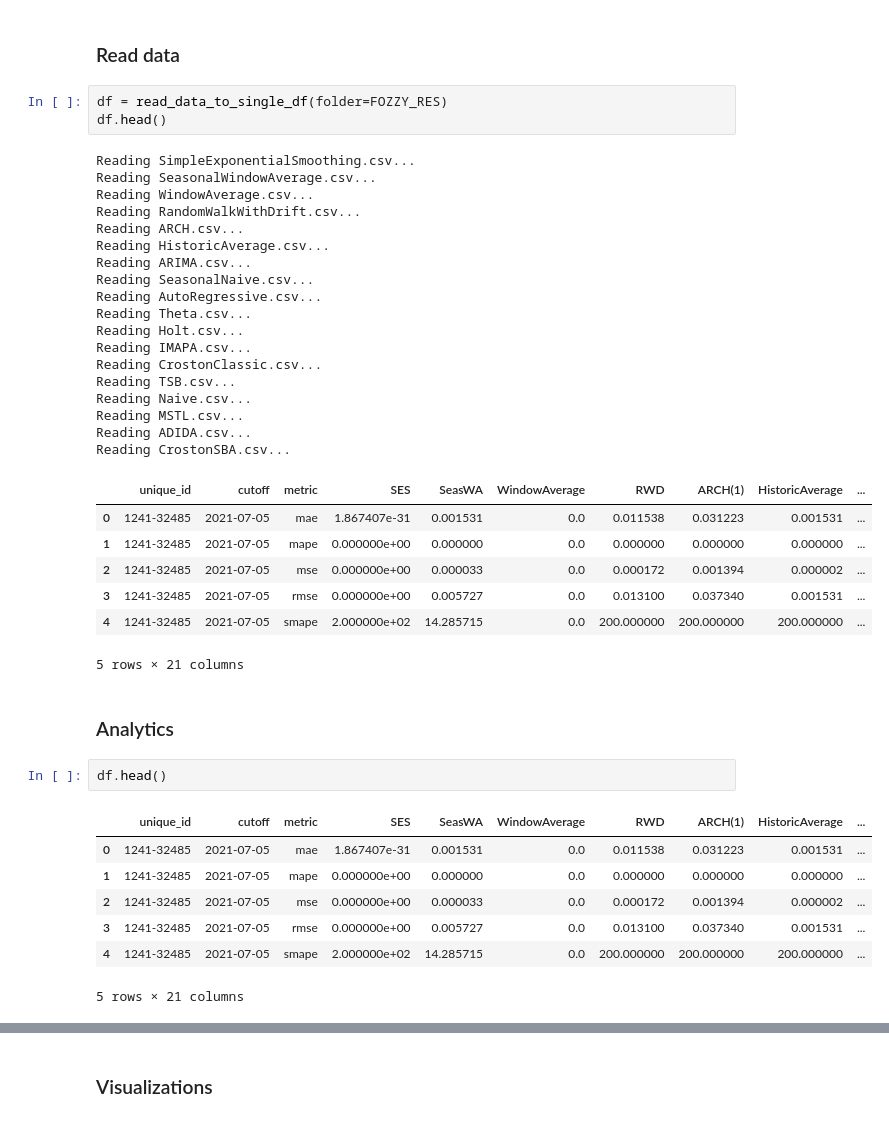
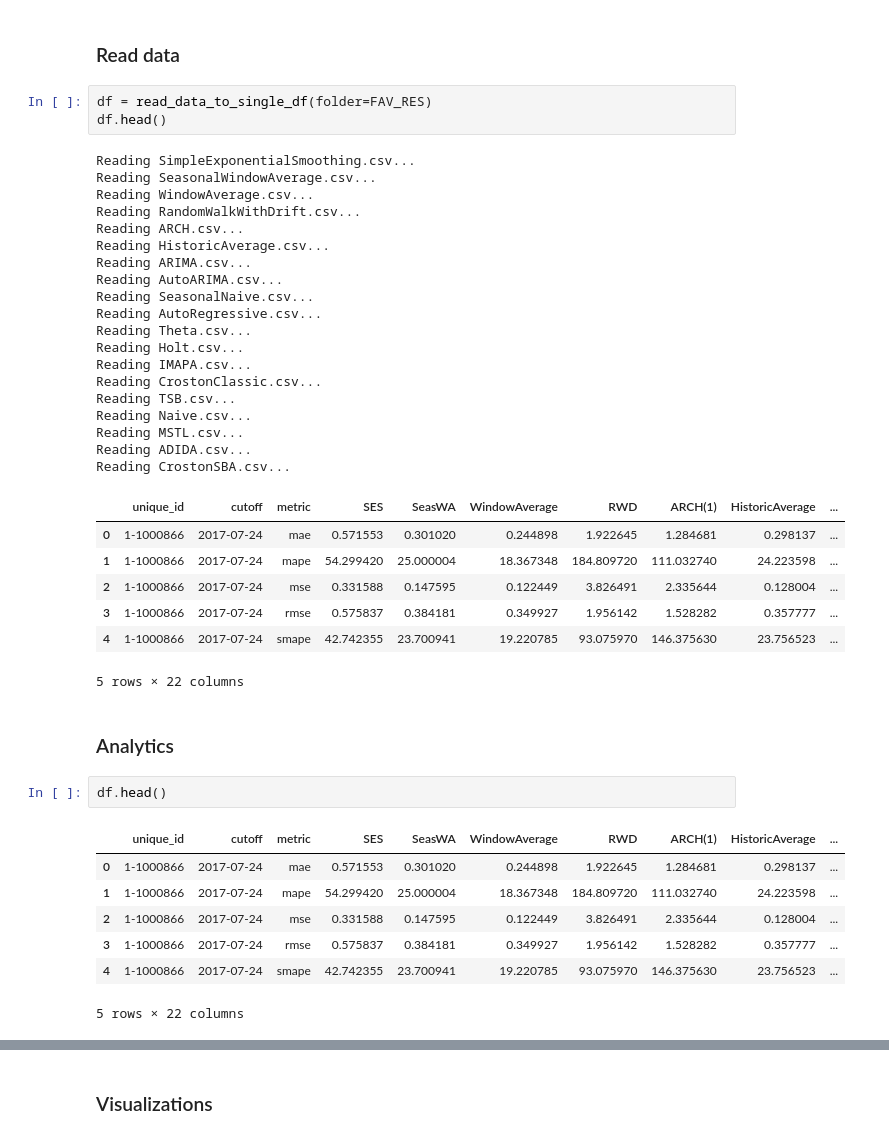
Before and after one commit to OleksandrKosovan/complex-sales-forecasting, a Jupyter notebook: modeling/05-metrics-analysis.ipynb, the cells around one changed output, grey strips where cells are left out. Cells and saved outputs as stored; diff of their text form.

```diff
--- a/modeling/05-metrics-analysis.ipynb
+++ b/modeling/05-metrics-analysis.ipynb
@@ -85,43 +85,44 @@ def build_ridgeline_plot(df: pd.DataFrame, metric: str):
 # %% [markdown]
 ### Read data
 # %%
-df = read_data_to_single_df(folder=FOZZY_RES)
+df = read_data_to_single_df(folder=FAV_RES)
 df.head()
 # %% [output]
 Reading SimpleExponentialSmoothing.csv...
 Reading SeasonalWindowAverage.csv...
 Reading WindowAverage.csv...
 Reading RandomWalkWithDrift.csv...
 Reading ARCH.csv...
 Reading HistoricAverage.csv...
 Reading ARIMA.csv...
+Reading AutoARIMA.csv...
 Reading SeasonalNaive.csv...
 Reading AutoRegressive.csv...
 Reading Theta.csv...
 Reading Holt.csv...
 Reading IMAPA.csv...
 Reading CrostonClassic.csv...
 Reading TSB.csv...
 Reading Naive.csv...
 Reading MSTL.csv...
 Reading ADIDA.csv...
 Reading CrostonSBA.csv...
 |  | unique_id | cutoff | metric | SES | SeasWA | WindowAverage | RWD | ARCH(1) | HistoricAverage | ... |
-| 0 | 1241-32485 | 2021-07-05 | mae | 1.867407e-31 | 0.001531 | 0.0 | 0.011538 | 0.031223 | 0.001531 | ... |
-| 1 | 1241-32485 | 2021-07-05 | mape | 0.000000e+00 | 0.000000 | 0.0 | 0.000000 | 0.000000 | 0.000000 | ... |
-| 2 | 1241-32485 | 2021-07-05 | mse | 0.000000e+00 | 0.000033 | 0.0 | 0.000172 | 0.001394 | 0.000002 | ... |
-| 3 | 1241-32485 | 2021-07-05 | rmse | 0.000000e+00 | 0.005727 | 0.0 | 0.013100 | 0.037340 | 0.001531 | ... |
-| 4 | 1241-32485 | 2021-07-05 | smape | 2.000000e+02 | 14.285715 | 0.0 | 200.000000 | 200.000000 | 200.000000 | ... |
+| 0 | 1-1000866 | 2017-07-24 | mae | 0.571553 | 0.301020 | 0.244898 | 1.922645 | 1.284681 | 0.298137 | ... |
+| 1 | 1-1000866 | 2017-07-24 | mape | 54.299420 | 25.000004 | 18.367348 | 184.809720 | 111.032740 | 24.223598 | ... |
+| 2 | 1-1000866 | 2017-07-24 | mse | 0.331588 | 0.147595 | 0.122449 | 3.826491 | 2.335644 | 0.128004 | ... |
+| 3 | 1-1000866 | 2017-07-24 | rmse | 0.575837 | 0.384181 | 0.349927 | 1.956142 | 1.528282 | 0.357777 | ... |
+| 4 | 1-1000866 | 2017-07-24 | smape | 42.742355 | 23.700941 | 19.220785 | 93.075970 | 146.375630 | 23.756523 | ... |
-5 rows × 21 columns
+5 rows × 22 columns
 # %% [markdown]
 ### Analytics
 # %%
 df.head()
 # %% [output]
 |  | unique_id | cutoff | metric | SES | SeasWA | WindowAverage | RWD | ARCH(1) | HistoricAverage | ... |
-| 0 | 1241-32485 | 2021-07-05 | mae | 1.867407e-31 | 0.001531 | 0.0 | 0.011538 | 0.031223 | 0.001531 | ... |
-| 1 | 1241-32485 | 2021-07-05 | mape | 0.000000e+00 | 0.000000 | 0.0 | 0.000000 | 0.000000 | 0.000000 | ... |
-| 2 | 1241-32485 | 2021-07-05 | mse | 0.000000e+00 | 0.000033 | 0.0 | 0.000172 | 0.001394 | 0.000002 | ... |
-| 3 | 1241-32485 | 2021-07-05 | rmse | 0.000000e+00 | 0.005727 | 0.0 | 0.013100 | 0.037340 | 0.001531 | ... |
-| 4 | 1241-32485 | 2021-07-05 | smape | 2.000000e+02 | 14.285715 | 0.0 | 200.000000 | 200.000000 | 200.000000 | ... |
+| 0 | 1-1000866 | 2017-07-24 | mae | 0.571553 | 0.301020 | 0.244898 | 1.922645 | 1.284681 | 0.298137 | ... |
+| 1 | 1-1000866 | 2017-07-24 | mape | 54.299420 | 25.000004 | 18.367348 | 184.809720 | 111.032740 | 24.223598 | ... |
+| 2 | 1-1000866 | 2017-07-24 | mse | 0.331588 | 0.147595 | 0.122449 | 3.826491 | 2.335644 | 0.128004 | ... |
+| 3 | 1-1000866 | 2017-07-24 | rmse | 0.575837 | 0.384181 | 0.349927 | 1.956142 | 1.528282 | 0.357777 | ... |
+| 4 | 1-1000866 | 2017-07-24 | smape | 42.742355 | 23.700941 | 19.220785 | 93.075970 | 146.375630 | 23.756523 | ... |
-5 rows × 21 columns
+5 rows × 22 columns
```
Also changed, not shown: parts of 12 cells of this notebook, 2 other files.
